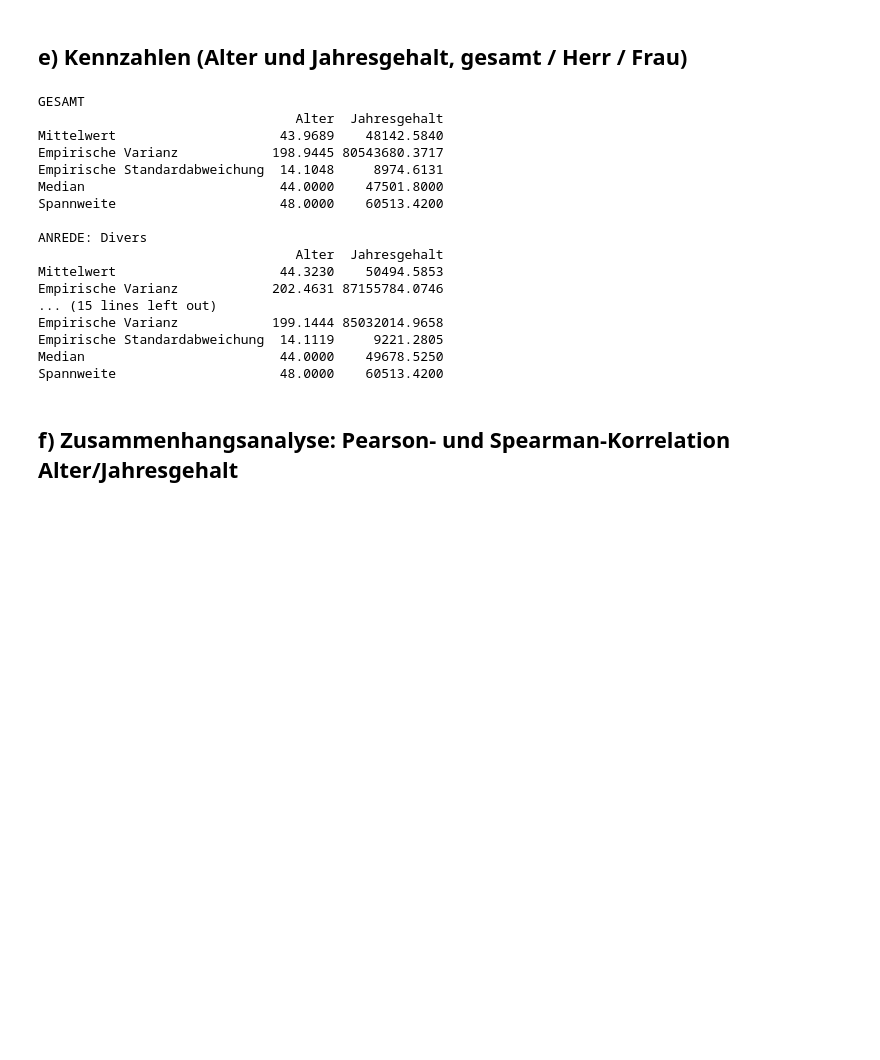
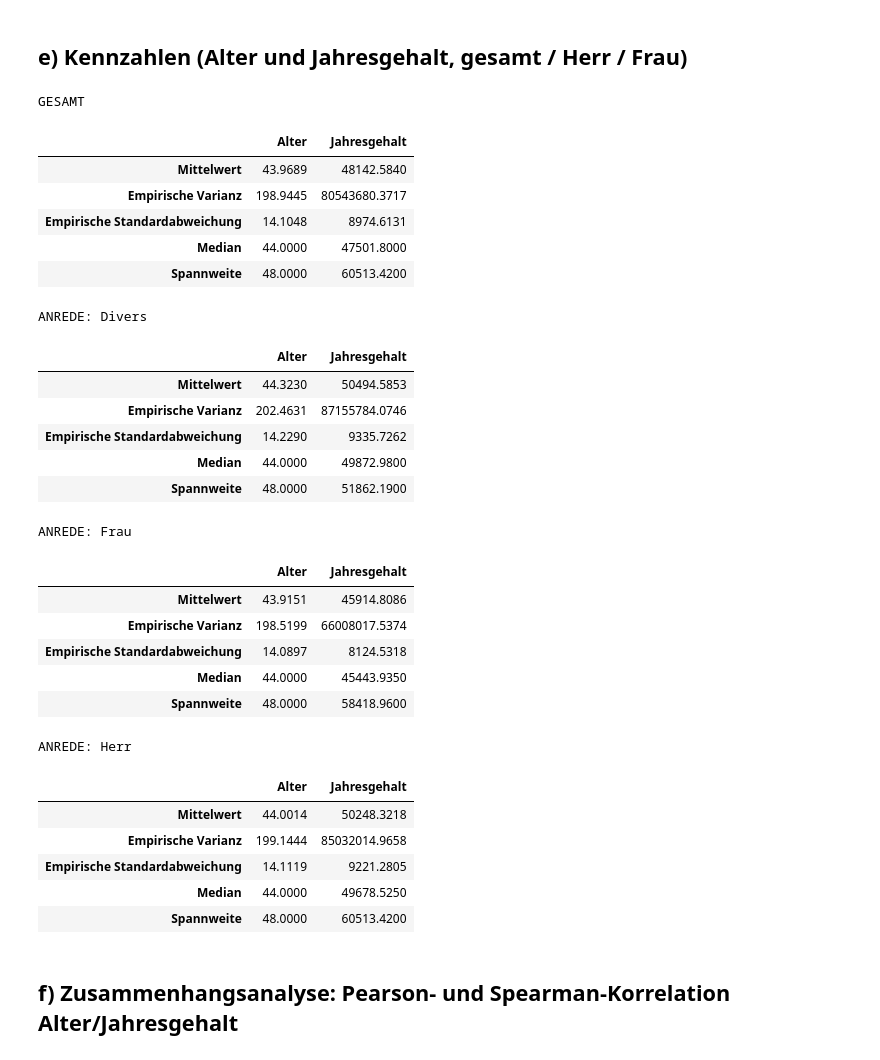
Before and after one commit to cornfakee/stat_lab, a Jupyter notebook: Unterlagen_Gruppe04/Aufgaben_NANUAG_Gruppe04.ipynb, the cells around one changed output. Drawn from its saved outputs; the diff is of its cells as text; code cells hidden in the pictures; blank space fills up the shorter version.

```diff
--- a/Unterlagen_Gruppe04/Aufgaben_NANUAG_Gruppe04.ipynb
+++ b/Unterlagen_Gruppe04/Aufgaben_NANUAG_Gruppe04.ipynb
@@ -36,8 +36,9 @@ Arbeite mit Dateien aus: Gruppe04/
 # %% [markdown]
 ## a) Daten einlesen
 # %%
-mitarbeiter = pd.read_csv(pfad + f"nanuag_mitarbeiter_G{g}_V{v}.csv",
-                          sep=';', encoding='utf-8')
+mitarbeiter = pd.read_csv(
+    pfad + f"nanuag_mitarbeiter_G{g}_V{v}.csv", sep=";", encoding="utf-8"
+)
 mitarbeiter.head()
 # %% [output]
 |  | Personalnummer | Anrede | Vorname | Nachname | Geburtsdatum | Abteilung | Standort | Jahresgehalt | ... |
@@ -124,12 +118,8 @@ clean = clean.loc[~entfernen].copy()
 # %% [markdown]
 ## c) Alter bestimmen (Stichtag 31.12.2026)
 # %%
-
-geburt = pd.to_datetime(clean["Geburtsdatum"],format="%d.%m.%Y",errors="coerce")
-clean["Alter"] = (
-    heute.year- geburt.dt.year
-
-)
+geburt = pd.to_datetime(clean["Geburtsdatum"], format="%d.%m.%Y", errors="coerce")
+clean["Alter"] = heute.year - geburt.dt.year
 
 durchschnittsalter = clean["Alter"].mean()
 
@@ -239,56 +222,64 @@ plt.show()
 ## e) Kennzahlen (Alter und Jahresgehalt, gesamt / Herr / Frau)
 # %%
 merkmale = ["Alter", "Jahresgehalt"]
+
 
 def kennzahlen(daten):
     ergebnis = {}
 
     for spalte in merkmale:
         x = daten[spalte].dropna()
 
         ergebnis[spalte] = {
             "Mittelwert": x.mean(),
             "Empirische Varianz": x.var(ddof=0),
             "Empirische Standardabweichung": x.std(ddof=0),
             "Median": x.median(),
-            "Spannweite": x.max() - x.min()
+            "Spannweite": x.max() - x.min(),
         }
 
     return pd.DataFrame(ergebnis)
 
+
 gesamt = kennzahlen(clean)
 
-
-nach_anrede = {
-    anrede: kennzahlen(gruppe)
-    for anrede, gruppe in clean.groupby("Anrede")
-}
-
+nach_anrede = {anrede: kennzahlen(gruppe) for anrede, gruppe in clean.groupby("Anrede")}
 
 print("GESAMT")
-print(gesamt.to_string(float_format=lambda x: f"{x:.4f}"))
+display(gesamt.style.format("{:.4f}"))
 
 for anrede, tabelle in nach_anrede.items():
     print(f"\nANREDE: {anrede}")
-    print(tabelle.to_string(float_format=lambda x: f"{x:.4f}"))
+    display(tabelle.style.format("{:.4f}"))
 # %% [output]
 GESAMT
-                                 Alter  Jahresgehalt
-Mittelwert                     43.9689    48142.5840
-Empirische Varianz            198.9445 80543680.3717
-Empirische Standardabweichung  14.1048     8974.6131
-Median                         44.0000    47501.8000
-Spannweite                     48.0000    60513.4200
-
-ANREDE: Divers
-                                 Alter  Jahresgehalt
-Mittelwert                     44.3230    50494.5853
-Empirische Varianz            202.4631 87155784.0746
-... (15 lines left out)
-Empirische Varianz            199.1444 85032014.9658
-Empirische Standardabweichung  14.1119     9221.2805
-Median                         44.0000    49678.5250
-Spannweite                     48.0000    60513.4200
+|  | Alter | Jahresgehalt |
+| Mittelwert | 43.9689 | 48142.5840 |
+| Empirische Varianz | 198.9445 | 80543680.3717 |
+| Empirische Standardabweichung | 14.1048 | 8974.6131 |
+| Median | 44.0000 | 47501.8000 |
+| Spannweite | 48.0000 | 60513.4200 |
+ANREDE: Divers
+|  | Alter | Jahresgehalt |
+| Mittelwert | 44.3230 | 50494.5853 |
+| Empirische Varianz | 202.4631 | 87155784.0746 |
+| Empirische Standardabweichung | 14.2290 | 9335.7262 |
+| Median | 44.0000 | 49872.9800 |
+| Spannweite | 48.0000 | 51862.1900 |
+ANREDE: Frau
+|  | Alter | Jahresgehalt |
+| Mittelwert | 43.9151 | 45914.8086 |
+| Empirische Varianz | 198.5199 | 66008017.5374 |
+| Empirische Standardabweichung | 14.0897 | 8124.5318 |
+| Median | 44.0000 | 45443.9350 |
+| Spannweite | 48.0000 | 58418.9600 |
+ANREDE: Herr
+|  | Alter | Jahresgehalt |
+| Mittelwert | 44.0014 | 50248.3218 |
+| Empirische Varianz | 199.1444 | 85032014.9658 |
+| Empirische Standardabweichung | 14.1119 | 9221.2805 |
+| Median | 44.0000 | 49678.5250 |
+| Spannweite | 48.0000 | 60513.4200 |
 # %% [markdown]
 ## f) Zusammenhangsanalyse: Pearson- und Spearman-Korrelation Alter/Jahresgehalt
 # %%
```
Also changed, not shown: parts of 3 cells of this notebook.
